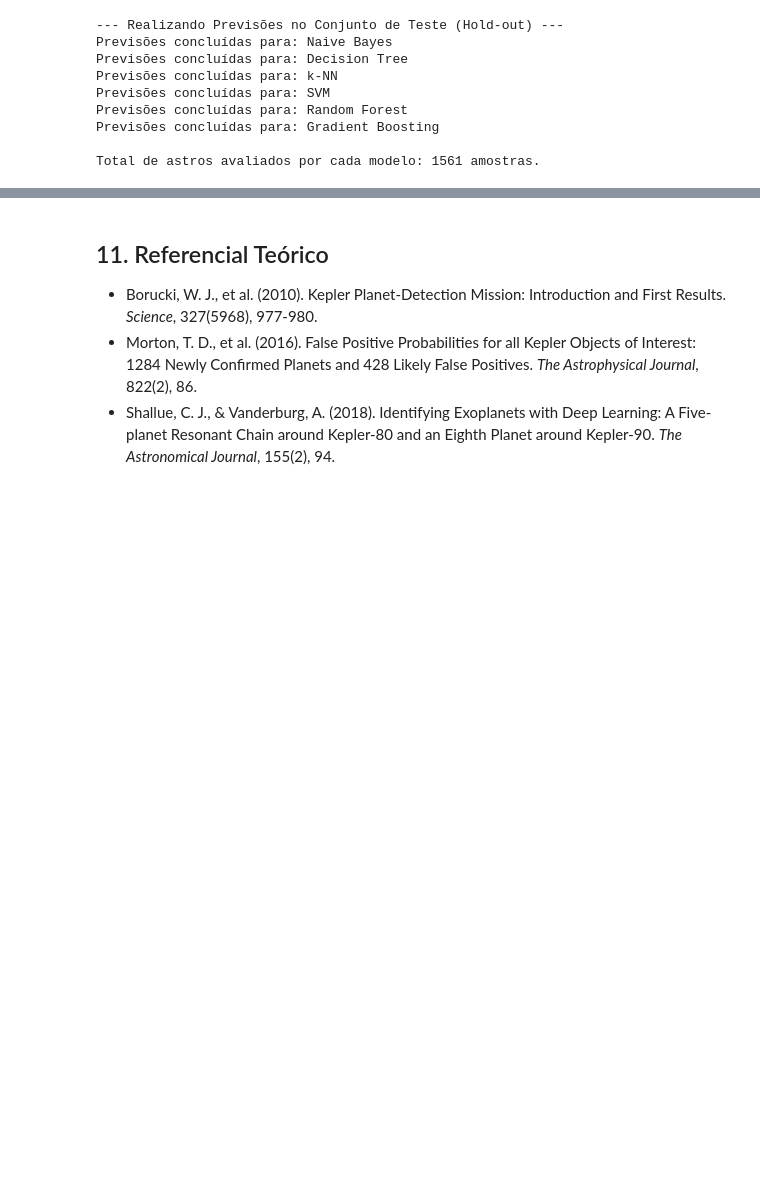
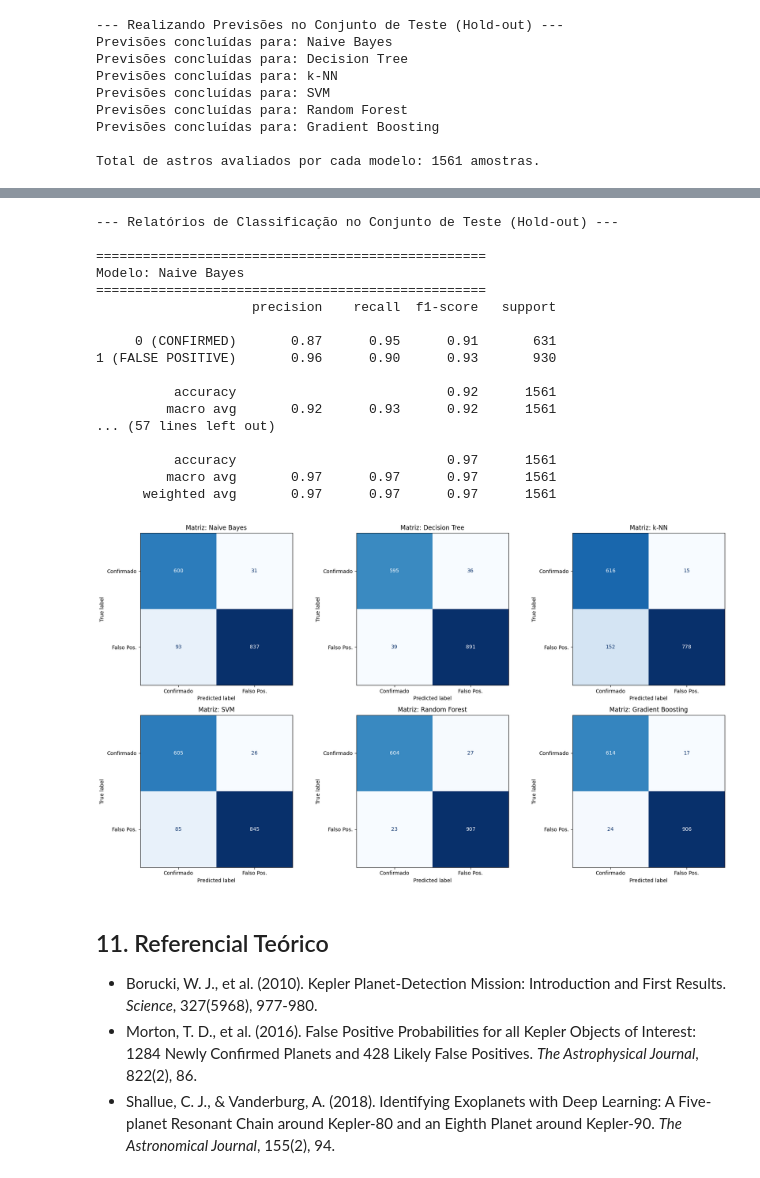
Before and after one commit to pedrinndias/study, a Jupyter notebook: trabalho-pratico-1-encontrando-exoplanetas.ipynb, the cells around one changed output, grey strips where cells are left out. Drawn from its saved outputs; the diff is of its cells as text; code cells hidden in the pictures; blank space fills up the shorter version.

```diff
--- a/trabalho-pratico-1-encontrando-exoplanetas.ipynb
+++ b/trabalho-pratico-1-encontrando-exoplanetas.ipynb
@@ -515,3 +526,46 @@ Total de astros avaliados por cada modelo: 1561 amostras.
+# %%
+# Configuração da figura para exibir 6 gráficos simultâneos (2 linhas, 3 colunas)
+fig, axes = plt.subplots(2, 3, figsize=(18, 10))
+axes = axes.flatten()
+
+print("--- Relatórios de Classificação no Conjunto de Teste (Hold-out) ---\n")
+
+for i, (nome, y_pred) in enumerate(previsoes.items()):
+    # 1. Impressão do Relatório de Métricas (F1-Score, Sensibilidade/Recall)
+    print(f"{'='*50}")
+    print(f"Modelo: {nome}")
+    print(f"{'='*50}")
+    # O LabelEncoder mapeou: 0 -> CONFIRMED, 1 -> FALSE POSITIVE
+    print(classification_report(y_test, y_pred, target_names=['0 (CONFIRMED)', '1 (FALSE POSITIVE)']))
+
+    # 2. Geração da Matriz de Confusão Visual
+    cm = confusion_matrix(y_test, y_pred)
+    disp = ConfusionMatrixDisplay(confusion_matrix=cm, display_labels=['Confirmado', 'Falso Pos.'])
+    disp.plot(ax=axes[i], cmap='Blues', colorbar=False, values_format='d')
+    axes[i].set_title(f'Matriz: {nome}')
+
+# Ajusta o layout para não encavalar os gráficos e exibe
+plt.tight_layout()
+plt.show()
+# %% [output]
+--- Relatórios de Classificação no Conjunto de Teste (Hold-out) ---
+
+==================================================
+Modelo: Naive Bayes
+==================================================
+                    precision    recall  f1-score   support
+
+     0 (CONFIRMED)       0.87      0.95      0.91       631
+1 (FALSE POSITIVE)       0.96      0.90      0.93       930
+
+          accuracy                           0.92      1561
+         macro avg       0.92      0.93      0.92      1561
+... (57 lines left out)
+
+          accuracy                           0.97      1561
+         macro avg       0.97      0.97      0.97      1561
+      weighted avg       0.97      0.97      0.97      1561
+[figure, added]
 # %% [markdown]
 ## 11. Referencial Teórico
 
```
Also changed, not shown: parts of 2 cells of this notebook.
